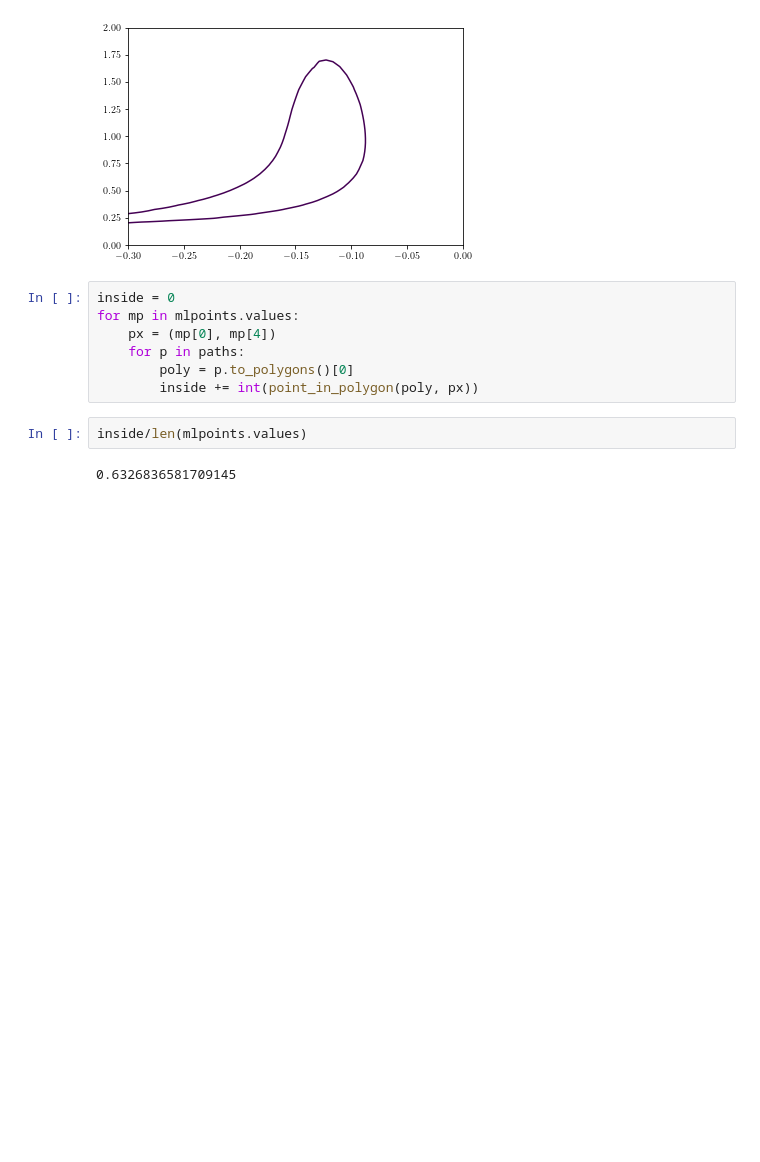
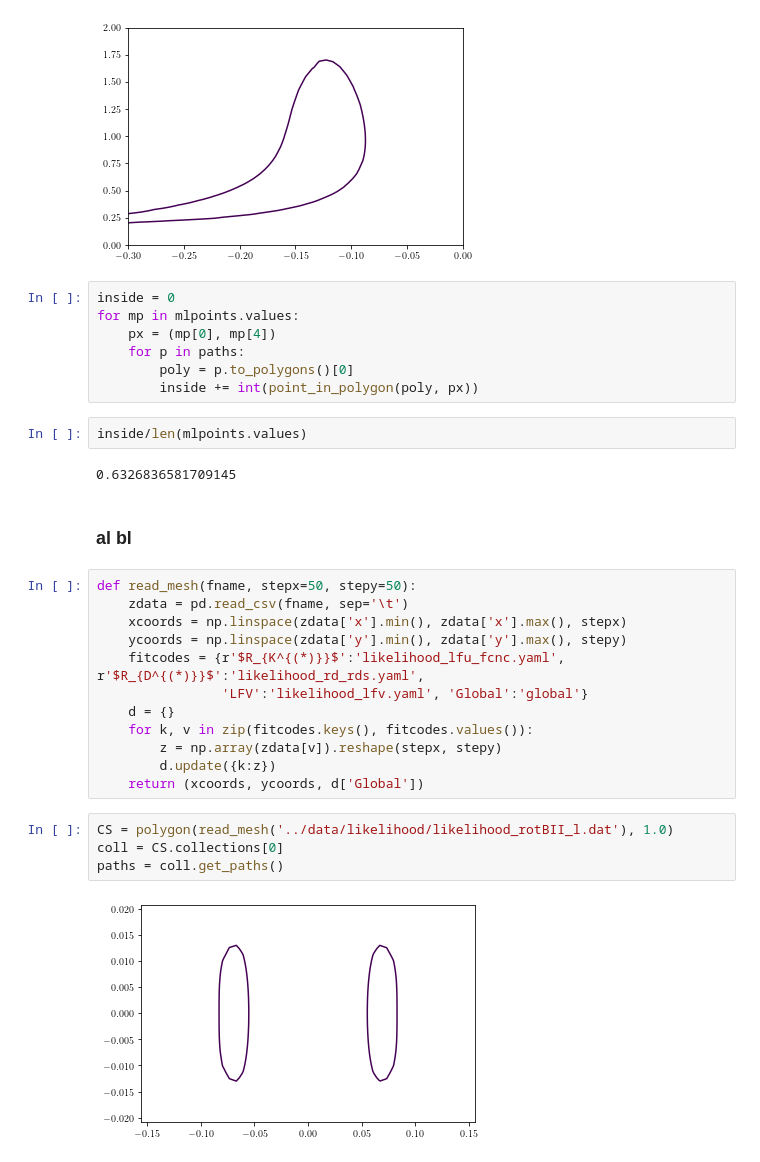
Before and after one commit to Jorge-Alda/SMEFT19-notebooks, a Jupyter notebook: PaperML/07_newplots.ipynb, the cells around one changed output. Saved outputs shown, nothing was run; the diff lists cells and outputs as text; blank space fills up the shorter version.

Commit message:
Counting points inside likelihood regions: al-bl

```diff
--- a/PaperML/07_newplots.ipynb
+++ b/PaperML/07_newplots.ipynb
@@ -680,3 +680,23 @@ for mp in mlpoints.values:
 inside/len(mlpoints.values)
 # %% [output]
 0.6326836581709145
+# %% [markdown]
+### al bl
+# %%
+def read_mesh(fname, stepx=50, stepy=50):
+    zdata = pd.read_csv(fname, sep='\t')
+    xcoords = np.linspace(zdata['x'].min(), zdata['x'].max(), stepx)
+    ycoords = np.linspace(zdata['y'].min(), zdata['y'].max(), stepy)
+    fitcodes = {r'$R_{K^{(*)}}$':'likelihood_lfu_fcnc.yaml', r'$R_{D^{(*)}}$':'likelihood_rd_rds.yaml',
+                'LFV':'likelihood_lfv.yaml', 'Global':'global'}
+    d = {}
+    for k, v in zip(fitcodes.keys(), fitcodes.values()):
+        z = np.array(zdata[v]).reshape(stepx, stepy)
+        d.update({k:z})
+    return (xcoords, ycoords, d['Global'])
+# %%
+CS = polygon(read_mesh('../data/likelihood/likelihood_rotBII_l.dat'), 1.0)
+coll = CS.collections[0]
+paths = coll.get_paths()
+# %% [output]
+[figure, added]
```
Also changed, not shown: parts of 5 cells of this notebook.
